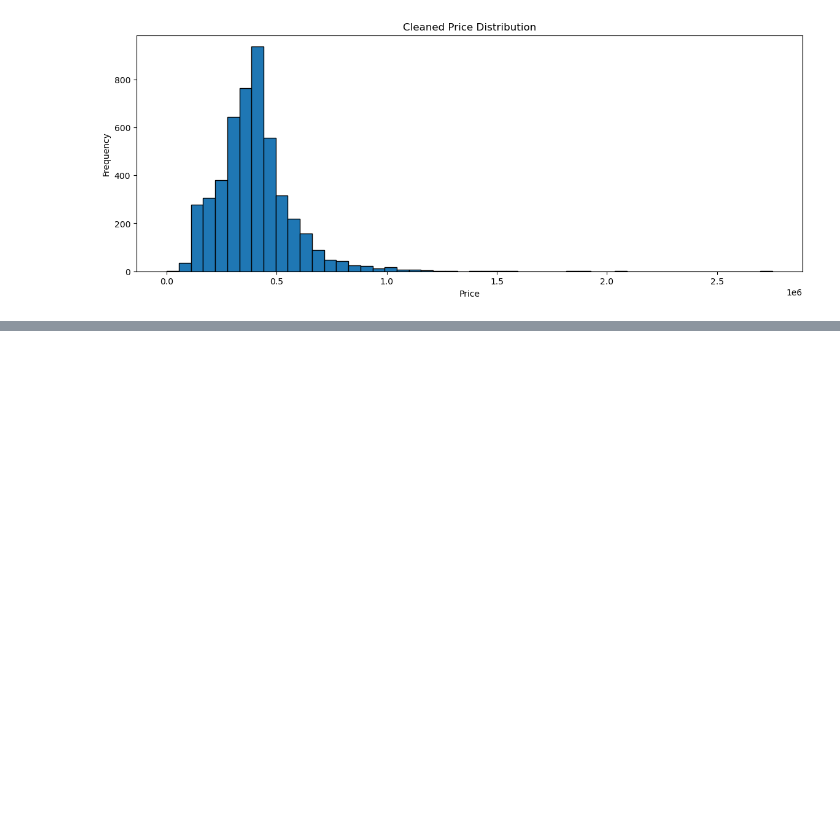
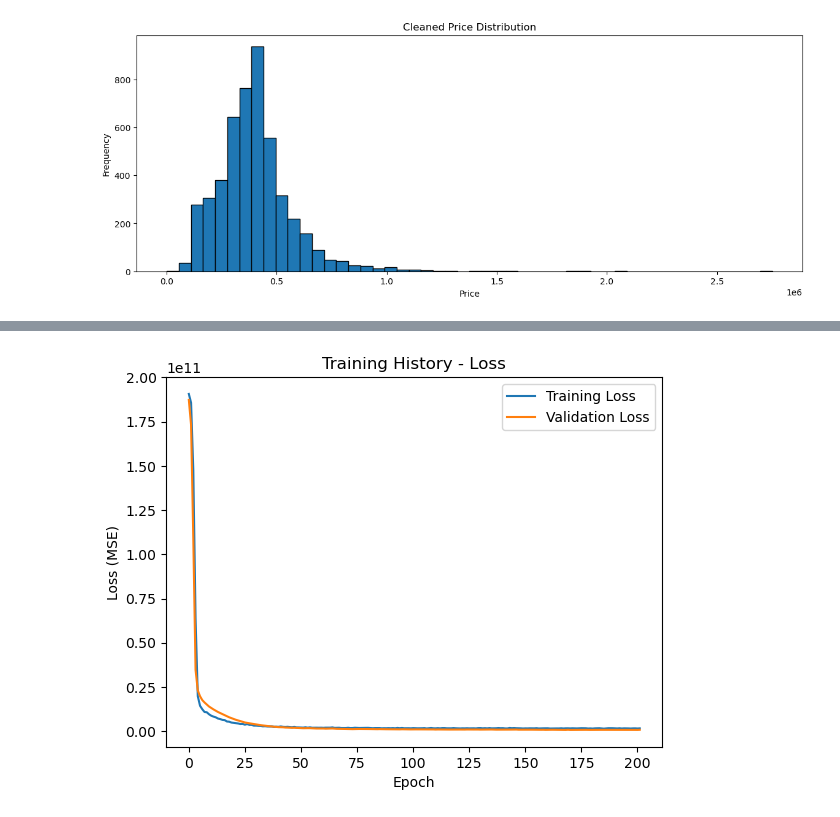
Before and after one commit to zacharyartman/aai-590-group-12, a Jupyter notebook: main.ipynb, the cells around one changed output, grey strips where cells are left out. Saved outputs shown, nothing was run; the diff lists cells and outputs as text; code cells hidden in the pictures; blank space fills up the shorter version.

```diff
--- a/main.ipynb
+++ b/main.ipynb
@@ -540,0 +723,21 @@ plt.show()
+# %%
+tf.random.set_seed(123)
+
+nn_model = keras.Sequential([
+    layers.Input(shape=(X_train_scaled.shape[1],)),
+    layers.Dense(128, activation='relu'),
+    layers.Dropout(0.3),
+    layers.Dense(64, activation='relu'),
+    layers.Dropout(0.2),
+    layers.Dense(32, activation='relu'),
+    layers.Dense(1)
+])
+
+nn_model.compile(
+    optimizer=keras.optimizers.Adam(learning_rate=0.001),
+    loss='mse',
+    metrics=['mae']
+)
+
+print("Neural Network Architecture:")
+nn_model.summary()
@@ -540,0 +767,14 @@ plt.show()
+# %%
+early_stopping = keras.callbacks.EarlyStopping(
+    monitor='val_loss',
+    patience=20,
+    restore_best_weights=True
+)
+
+history = nn_model.fit(
+    X_train_scaled, y_train,
+    validation_data=(X_test_scaled, y_test),
+    epochs=300,
+    batch_size=32,
+    callbacks=[early_stopping],
+)
@@ -540,0 +799,11 @@ plt.show()
+# %%
+plt.figure()
+plt.plot(history.history['loss'])
+plt.plot(history.history['val_loss'])
+plt.xlabel('Epoch')
+plt.ylabel('Loss (MSE)')
+plt.title('Training History - Loss')
+plt.legend(['Training Loss','Validation Loss'])
+plt.show()
+# %% [output]
+[figure, added]
```
Also changed, not shown: parts of 29 cells of this notebook.
